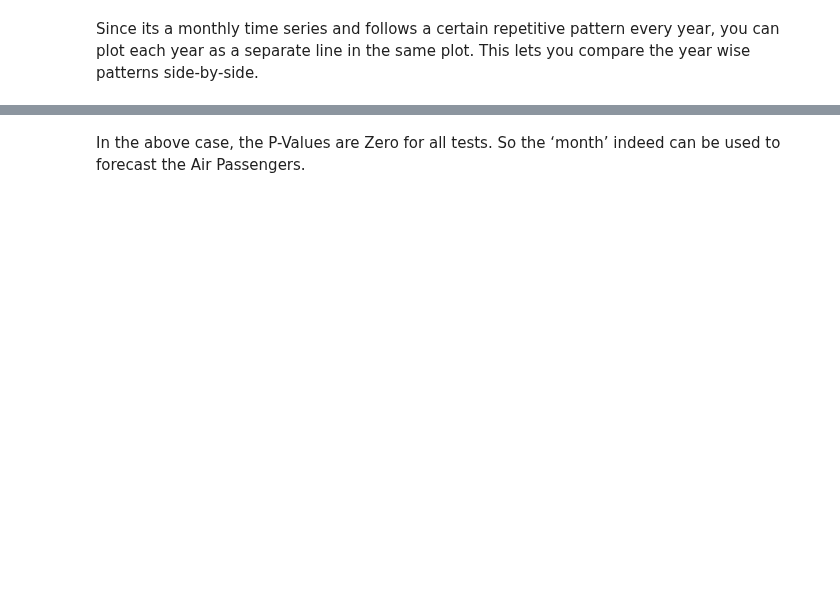
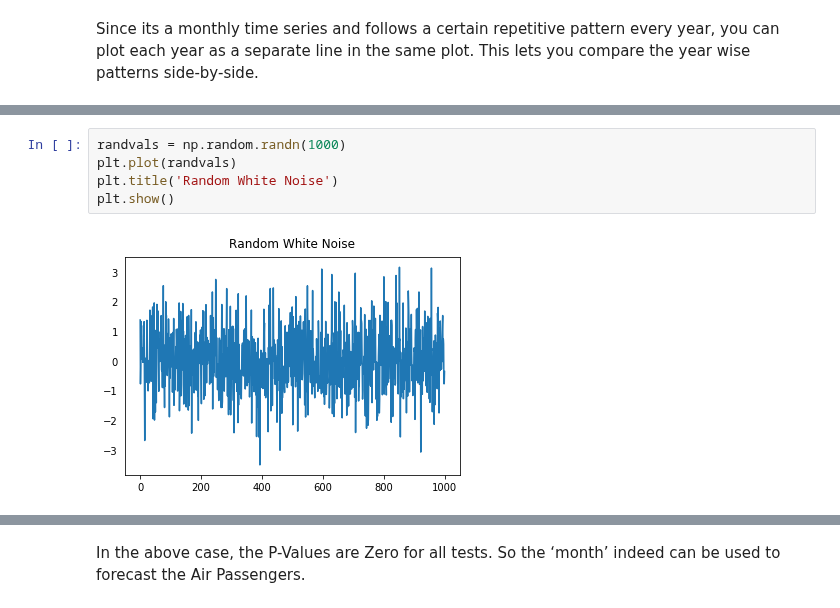
Before and after one commit to matteosan1/finance_course, a Jupyter notebook: time_series.ipynb, the cells around one changed output, grey strips where cells are left out. Cells and saved outputs as stored; diff of their text form; blank space fills up the shorter version.

```diff
--- a/time_series.ipynb
+++ b/time_series.ipynb
@@ -657,0 +163,7 @@ The second argument maxlag says till how many lags of Y should be included in th
+# %%
+randvals = np.random.randn(1000)
+plt.plot(randvals)
+plt.title('Random White Noise')
+plt.show()
+# %% [output]
+[figure, added]
```
Also changed, not shown: parts of 96 cells of this notebook.
